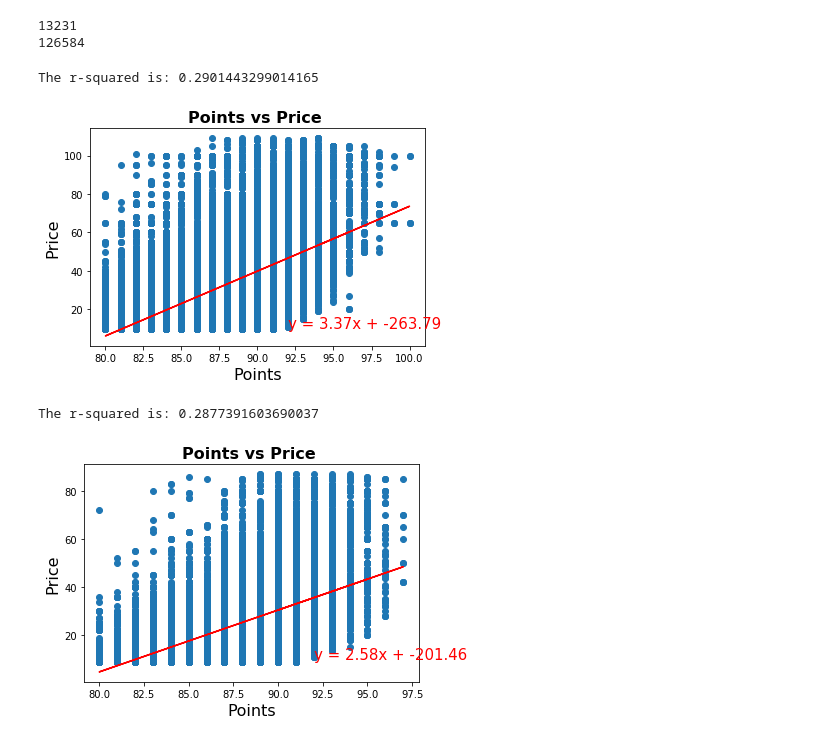
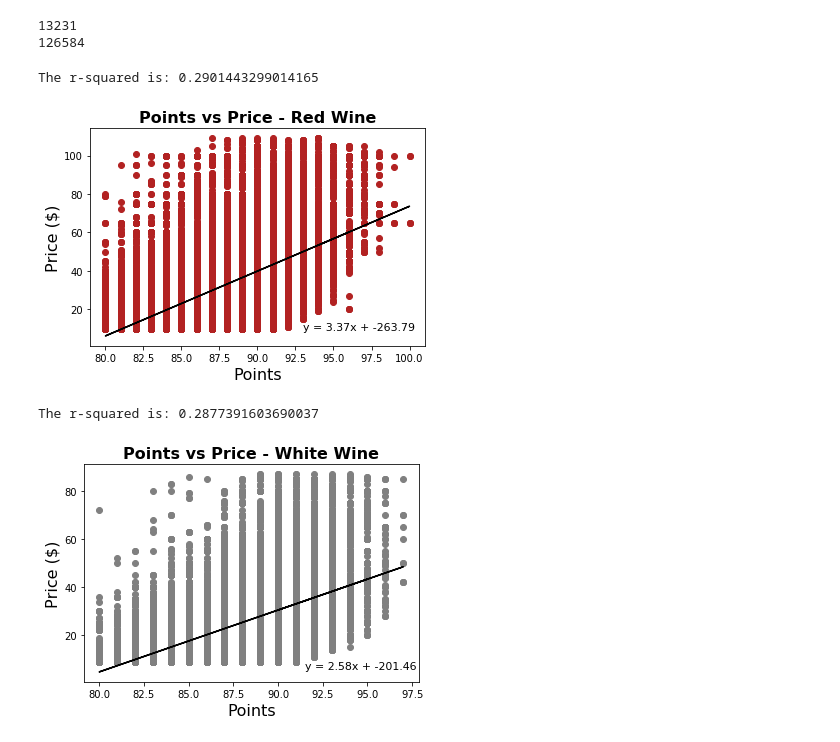
Before and after one commit to 06S197GT/SMU-Project-1, a Jupyter notebook: WineAnalysis.ipynb, the cells around one changed output. Saved outputs shown, nothing was run; the diff lists cells and outputs as text; code cells hidden in the pictures.

Commit message:
fixed plots

```diff
--- a/WineAnalysis.ipynb
+++ b/WineAnalysis.ipynb
@@ -982,34 +966,34 @@ y_values = red_sub.price
 (slope, intercept, rvalue, pvalue, stderr) = linregress(x_values, y_values)
 regress_values = x_values * slope + intercept
 line_eq = "y = " + str(round(slope,2)) + "x + " + str(round(intercept,2))
-plt.scatter(x_values,y_values)
-plt.plot(x_values,regress_values,"r-")
-plt.annotate(line_eq,(92,10),fontsize=15,color="red")
-plt.title('Points vs Price ', fontsize = 16, fontweight="bold")
+plt.scatter(x_values,y_values, color = 'firebrick')
+plt.plot(x_values,regress_values, color = 'black')
+plt.annotate(line_eq,(93,9),fontsize=11,color="black")
+plt.title('Points vs Price - Red Wine', fontsize = 16, fontweight="bold")
 plt.xlabel('Points', fontsize = 16)
-plt.ylabel('Price', fontsize = 16)
+plt.ylabel('Price ($)', fontsize = 16)
 print(f"The r-squared is: {rvalue**2}")
 plt.show()
 # %% [output]
 The r-squared is: 0.2901443299014165
-[figure, old version]
+[figure, new version]
 # %%
 x_values = white_sub.points
 y_values = white_sub.price
 (slope, intercept, rvalue, pvalue, stderr) = linregress(x_values, y_values)
 regress_values = x_values * slope + intercept
 line_eq = "y = " + str(round(slope,2)) + "x + " + str(round(intercept,2))
-plt.scatter(x_values,y_values)
-plt.plot(x_values,regress_values,"r-")
-plt.annotate(line_eq,(92,10),fontsize=15,color="red")
-plt.title('Points vs Price ', fontsize = 16, fontweight="bold")
+plt.scatter(x_values,y_values, color = 'grey')
+plt.plot(x_values,regress_values,color = 'black')
+plt.annotate(line_eq,(91.5,6),fontsize=11,color="black")
+plt.title('Points vs Price - White Wine', fontsize = 16, fontweight="bold")
 plt.xlabel('Points', fontsize = 16)
-plt.ylabel('Price', fontsize = 16)
+plt.ylabel('Price ($)', fontsize = 16)
 print(f"The r-squared is: {rvalue**2}")
 plt.show()
 # %% [output]
 The r-squared is: 0.2877391603690037
-[figure, old version]
+[figure, new version]
 # %%
 wine_sub["price"] = wine_sub["price"].map("${0:.2f}".format)
 wine_sub
```
Also changed, not shown: parts of 17 cells of this notebook, 2 other files.
